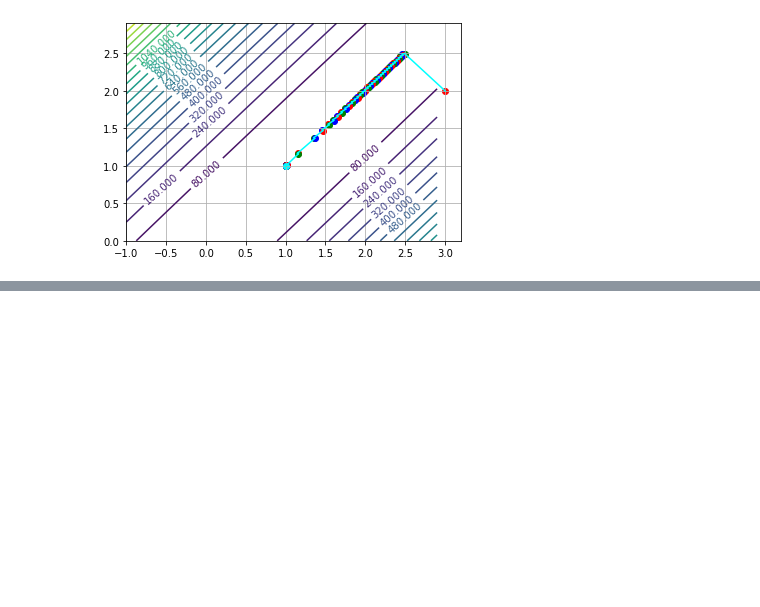
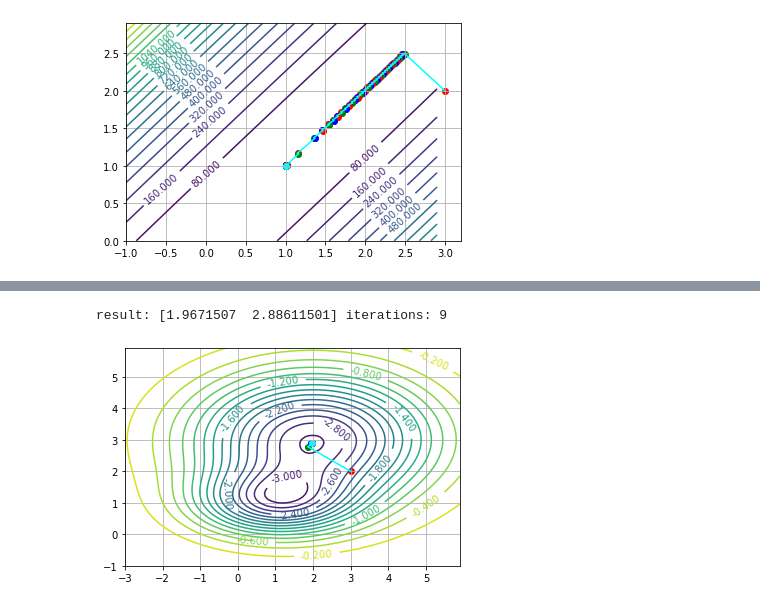
Before and after one commit to pool-party/optimization-methods, a Jupyter notebook: first-order/gradient_descent_plots.ipynb, the cells around one changed output, grey strips where cells are left out. Drawn from its saved outputs; the diff is of its cells as text; code cells hidden in the pictures; blank space fills up the shorter version.

```diff
--- a/first-order/gradient_descent_plots.ipynb
+++ b/first-order/gradient_descent_plots.ipynb
@@ -158,0 +156,28 @@ result: [0.9999946  0.99428203] iterations: 357
+# %%
+def third_function(args):
+    x = args[0]
+    y = args[1]
+    return (-1) * (2 * exp(-((x - 1) / 2) ** 2 - (y - 1) ** 2) + 3 * exp(-((x - 2) / 3) ** 2 - ((y - 3) / 2) ** 2))
+
+
+def third_function_grad(args):
+    x = args[0]
+    y = args[1]
+    return (-1.0) * np.array([2 * exp(-((x - 1) / 2) ** 2 - (y - 1) ** 2) * (-(x - 1) / 2) +
+            3 * exp(-((x - 2) / 3) ** 2 - ((y - 3) / 2) ** 2) * (2.0 / 3.0) * (-(x - 2) / 3),
+            2 * exp(-((x - 1) / 2) ** 2 - (y - 1) ** 2) * (-2 * (y - 1)) +
+            3 * exp(-((x - 2) / 3) ** 2 - ((y - 3) / 2) ** 2) * (-((y - 3) / 2))])
+
+make_level_lines_plot(third_function,
+              third_function_grad,
+              start=np.array([3, 2]),
+              method=golden_ratio_method,
+              x_min=-3,
+              x_max=6,
+              y_min=-1,
+              y_max=6,
+              levels=20
+             )
+# %% [output]
+result: [1.9671507  2.88611501] iterations: 9
+[figure, added]
```
Also changed, not shown: parts of 7 cells of this notebook, 2 other files.
